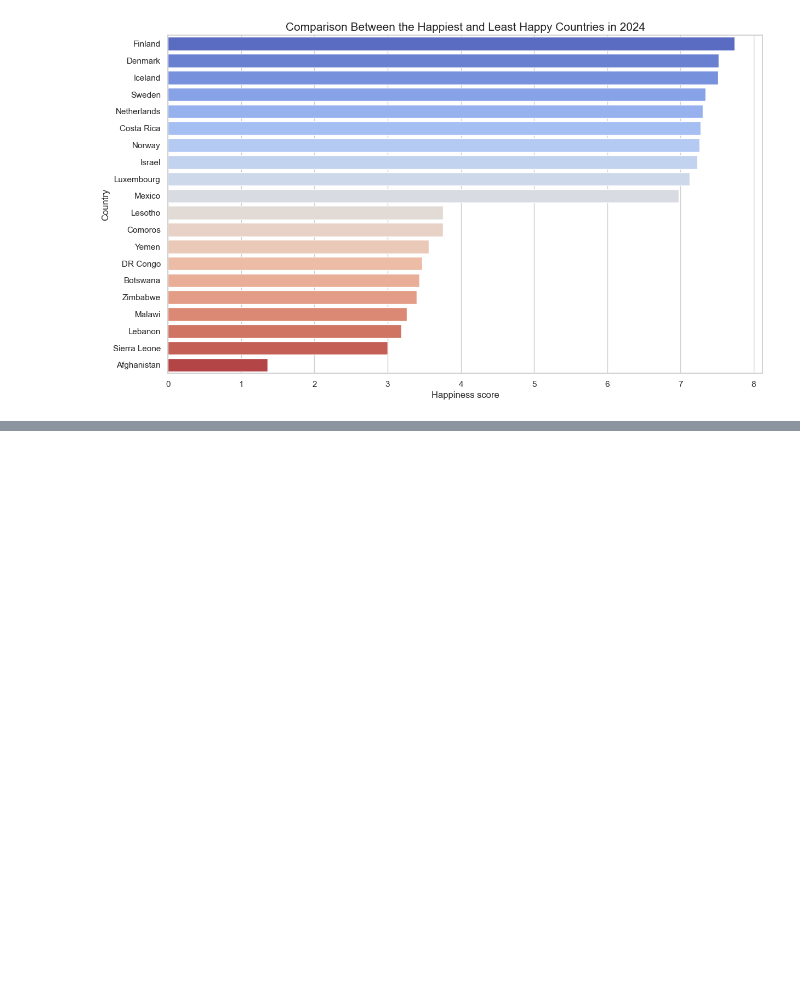
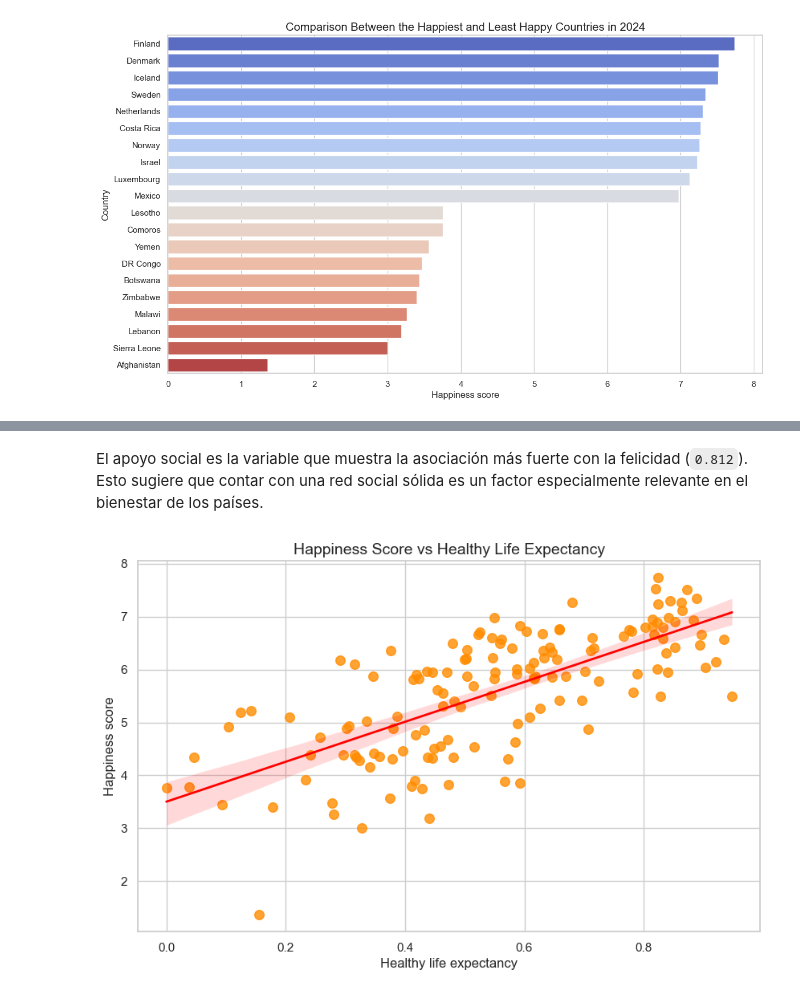
Before and after one commit to josemarin-create/eda-happiness-2024, a Jupyter notebook: notebooks/eda_happiness.ipynb, the cells around one changed output, grey strips where cells are left out. Drawn from its saved outputs; the diff is of its cells as text; code cells hidden in the pictures; blank space fills up the shorter version.

Commit message:
Add multivariate comparison and validate combined-factor hypothesis

```diff
--- a/notebooks/eda_happiness.ipynb
+++ b/notebooks/eda_happiness.ipynb
@@ -478,0 +537,18 @@ La comparación conjunta entre los países más felices y menos felices permite
+# %% [markdown]
+El apoyo social es la variable que muestra la asociación más fuerte con la felicidad (`0.812`). Esto sugiere que contar con una red social sólida es un factor especialmente relevante en el bienestar de los países.
+# %%
+plt.figure(figsize=(10, 6))
+sns.regplot(
+    data=df_clean,
+    x='healthy_life_expectancy',
+    y='happiness_score',
+    scatter_kws={'s': 70, 'color': 'darkorange', 'alpha': 0.8},
+    line_kws={'color': 'red', 'linewidth': 2}
+)
+
+plt.title('Happiness Score vs Healthy Life Expectancy', fontsize=14)
+plt.xlabel('Healthy life expectancy')
+plt.ylabel('Happiness score')
+plt.show()
+# %% [output]
+[figure, added]
```
Also changed, not shown: parts of 38 cells of this notebook.
